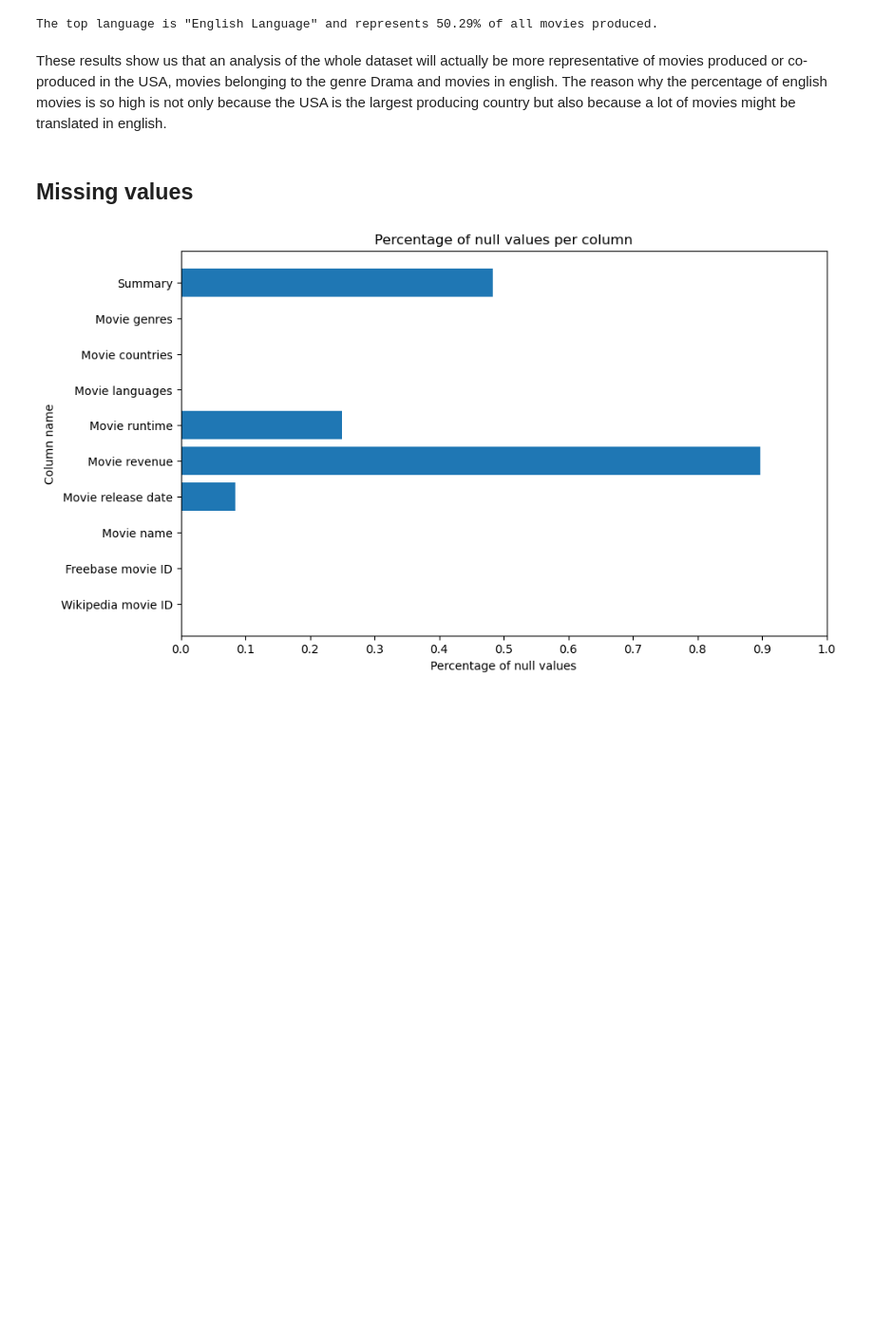
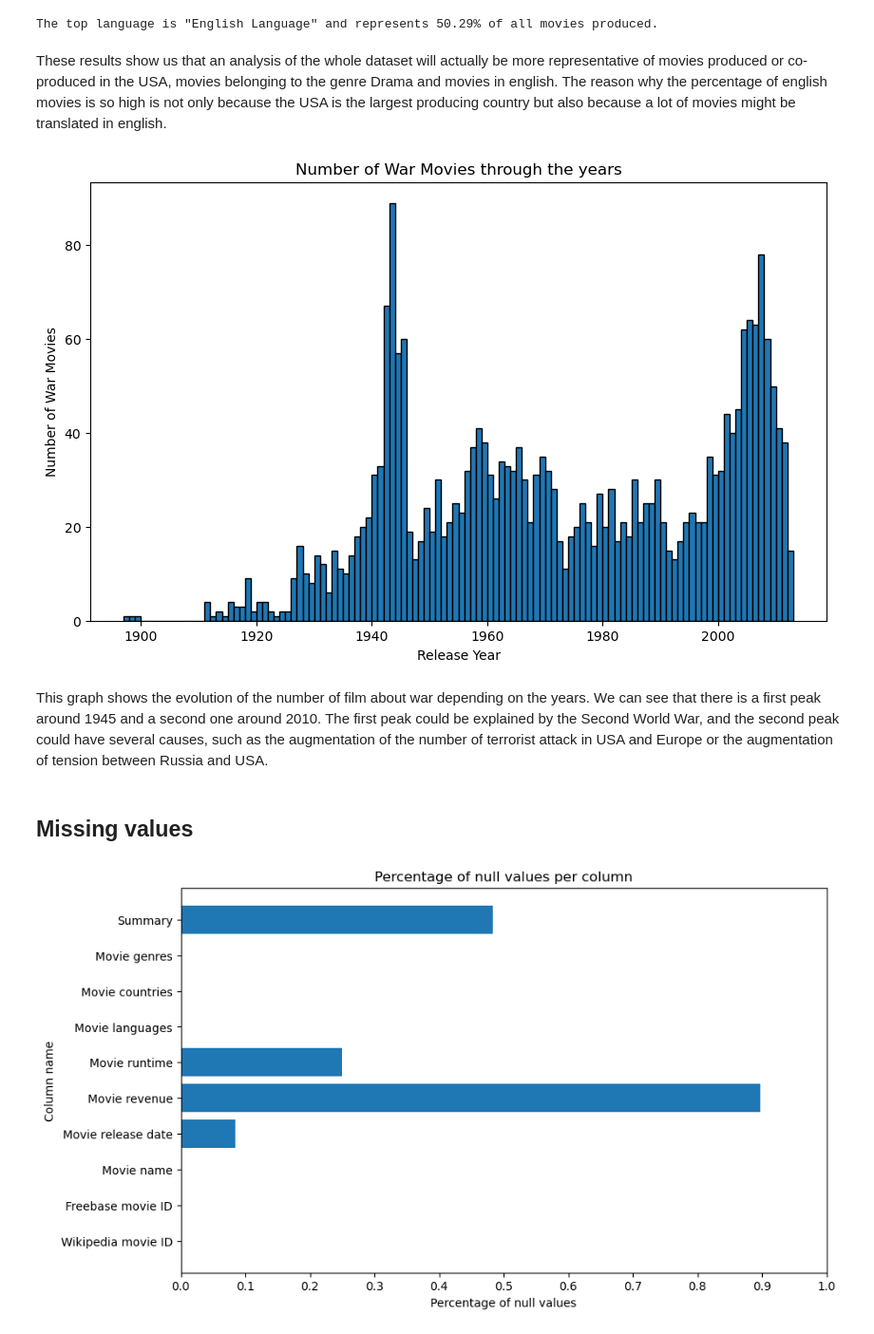
Before and after one commit to epfl-ada/ada-2023-project-workingteam2023, a Jupyter notebook: exploration/main.ipynb, the cells around one changed output. Shown at 95% size. Drawn from its saved outputs; the diff is of its cells as text; code cells hidden in the pictures; blank space fills up the shorter version.

Commit message:
war plot

```diff
--- a/exploration/main.ipynb
+++ b/exploration/main.ipynb
@@ -399,6 +399,36 @@ print(f'The top language is "{top_1_language}" and represents {percentage:.2f}%
 The top language is "English Language" and represents 50.29% of all movies produced.
 # %% [markdown]
 These results show us that an analysis of the whole dataset will actually be more representative of movies produced or co-produced in the USA, movies belonging to the genre Drama and movies in english. The reason why the percentage of english movies is so high is not only because the USA is the largest producing country but also because a lot of movies might be translated in english.
+# %%
+# Selecting columns 'Movie genres' and 'Movie release date'
+genre_date = all_movies[['Movie genres', 'Movie release date']]
+
+# Drop rows with missing values in 'Movie genres' column
+genre_date = genre_date.dropna(subset=['Movie genres'])
+
+# Explode the 'Movie genres' column
+genre_date = genre_date.explode('Movie genres')
+
+# Drop rows with missing values in the exploded 'Movie genres' column
+genre_date = genre_date.dropna(subset=['Movie genres'])
+
+# Selecting rows where the movie genre is 'War film'
+war_movies = genre_date[genre_date['Movie genres'].str.contains('War film')]
+
+# Reset the index and drop nan values
+war_movies = war_movies.reset_index(drop=True).dropna()
+
+#plot the distribution of the number of movies per year for the 'War film' genre
+plt.figure(figsize=(10, 6))
+plt.hist(war_movies['Movie release date'], bins=range(int(war_movies['Movie release date'].min()), int(war_movies['Movie release date'].max()) + 1), edgecolor='black')
+plt.xlabel('Release Year')
+plt.ylabel('Number of War Movies')
+plt.title('Number of War Movies through the years')
+plt.show()
+# %% [output]
+[figure, added]
+# %% [markdown]
+This graph shows the evolution of the number of film about war depending on the years. We can see that there is a first peak around 1945 and a second one around 2010. The first peak could be explained by the Second World War, and the second peak could have several causes, such as the augmentation of the number of terrorist attack in USA and Europe or the augmentation of tension between Russia and USA.
 # %% [markdown]
 ## Missing values
 # %%
```
Also changed, not shown: parts of 6 cells of this notebook.
